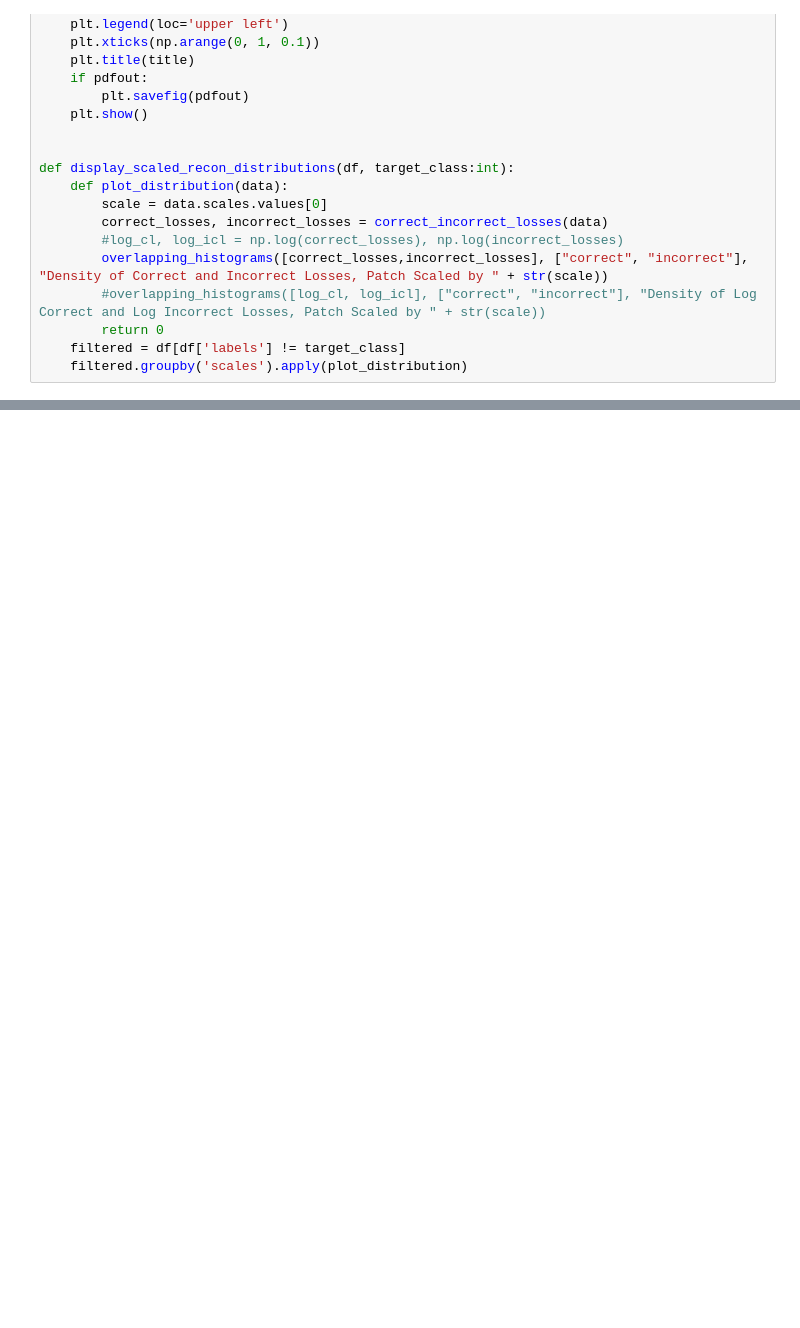
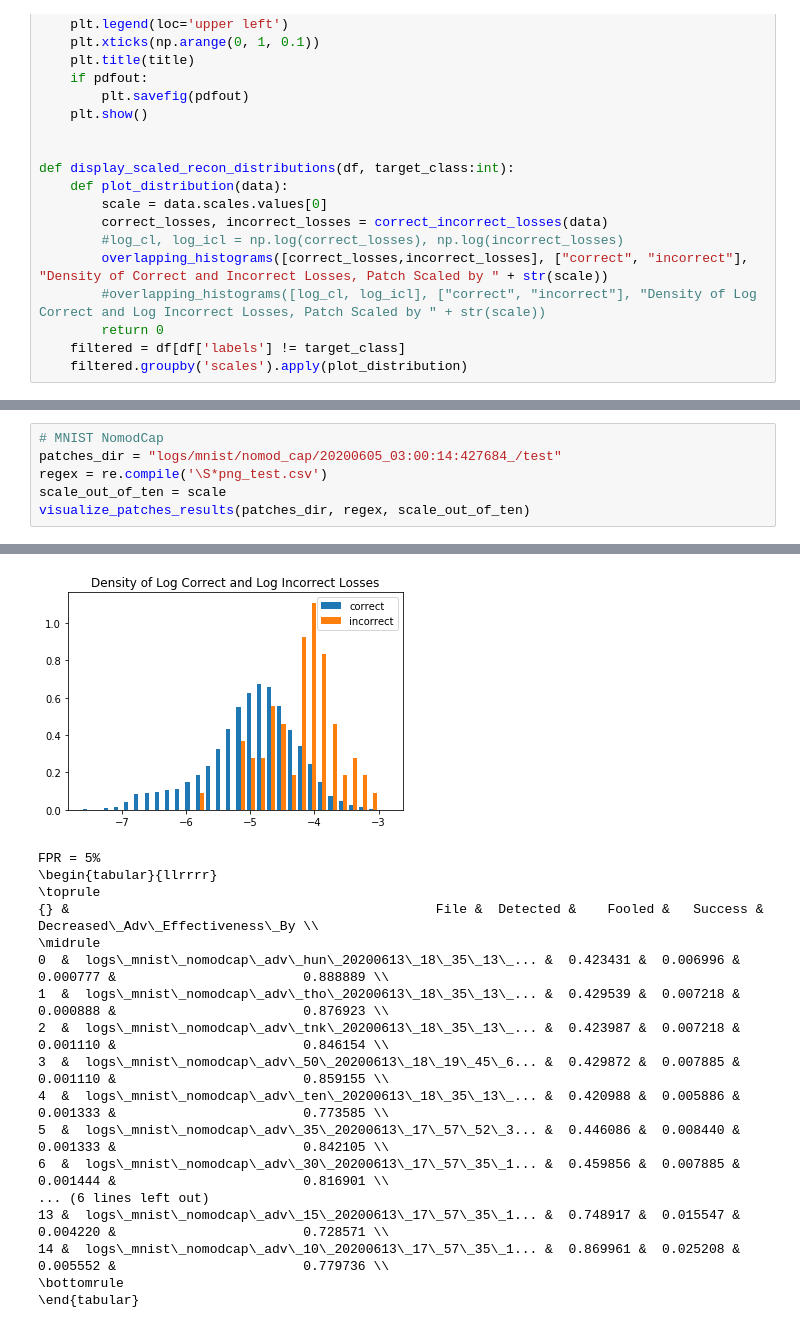
Before and after one commit to PerryXDeng/detecting-adversarial-patches-capsule-networks, a Jupyter notebook: recon_error_analysis.ipynb, the cells around one changed output, grey strips where cells are left out. Drawn from its saved outputs; the diff is of its cells as text; blank space fills up the shorter version.

```diff
--- a/recon_error_analysis.ipynb
+++ b/recon_error_analysis.ipynb
@@ -352,0 +161,7 @@ display_scaled_patch_success_detection_rates(df, 0, 0.05629755, title="CIFAR10 P
+# %%
+# MNIST NomodCap
+patches_dir = "logs/mnist/nomod_cap/20200605_03:00:14:427684_/test"
+regex = re.compile('\S*png_test.csv')
+scale_out_of_ten = scale
+visualize_patches_results(patches_dir, regex, scale_out_of_ten)
+# %% [output]
@@ -352,0 +169,18 @@ display_scaled_patch_success_detection_rates(df, 0, 0.05629755, title="CIFAR10 P
+[figure, added]
+FPR = 5%
+\begin{tabular}{llrrrr}
+\toprule
+{} &                                               File &  Detected &    Fooled &   Success &  Decreased\_Adv\_Effectiveness\_By \\
+\midrule
+0  &  logs\_mnist\_nomodcap\_adv\_hun\_20200613\_18\_35\_13\_... &  0.423431 &  0.006996 &  0.000777 &                        0.888889 \\
+1  &  logs\_mnist\_nomodcap\_adv\_tho\_20200613\_18\_35\_13\_... &  0.429539 &  0.007218 &  0.000888 &                        0.876923 \\
+2  &  logs\_mnist\_nomodcap\_adv\_tnk\_20200613\_18\_35\_13\_... &  0.423987 &  0.007218 &  0.001110 &                        0.846154 \\
+3  &  logs\_mnist\_nomodcap\_adv\_50\_20200613\_18\_19\_45\_6... &  0.429872 &  0.007885 &  0.001110 &                        0.859155 \\
+4  &  logs\_mnist\_nomodcap\_adv\_ten\_20200613\_18\_35\_13\_... &  0.420988 &  0.005886 &  0.001333 &                        0.773585 \\
+5  &  logs\_mnist\_nomodcap\_adv\_35\_20200613\_17\_57\_52\_3... &  0.446086 &  0.008440 &  0.001333 &                        0.842105 \\
+6  &  logs\_mnist\_nomodcap\_adv\_30\_20200613\_17\_57\_35\_1... &  0.459856 &  0.007885 &  0.001444 &                        0.816901 \\
+... (6 lines left out)
+13 &  logs\_mnist\_nomodcap\_adv\_15\_20200613\_17\_57\_35\_1... &  0.748917 &  0.015547 &  0.004220 &                        0.728571 \\
+14 &  logs\_mnist\_nomodcap\_adv\_10\_20200613\_17\_57\_35\_1... &  0.869961 &  0.025208 &  0.005552 &                        0.779736 \\
+\bottomrule
+\end{tabular}
```
Also changed, not shown: parts of 38 cells of this notebook, 2 other files.
